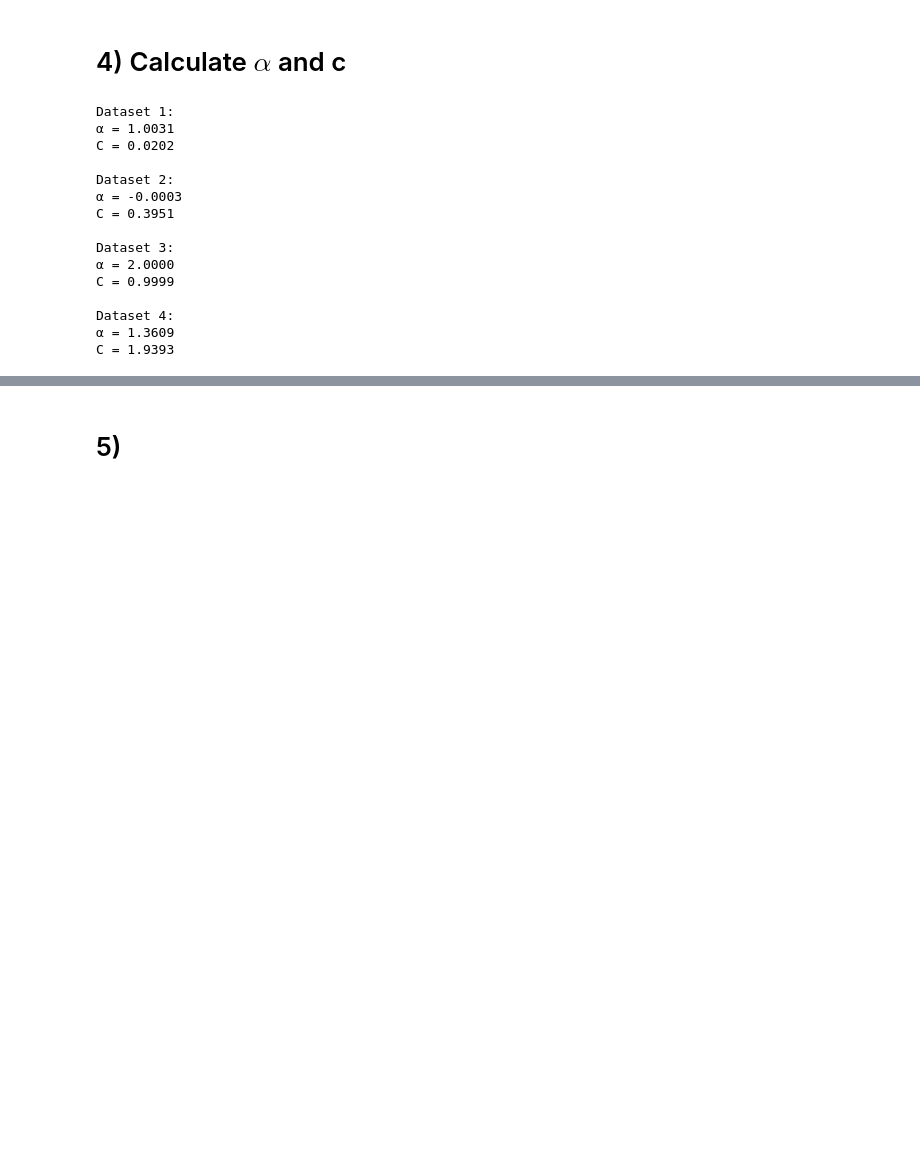
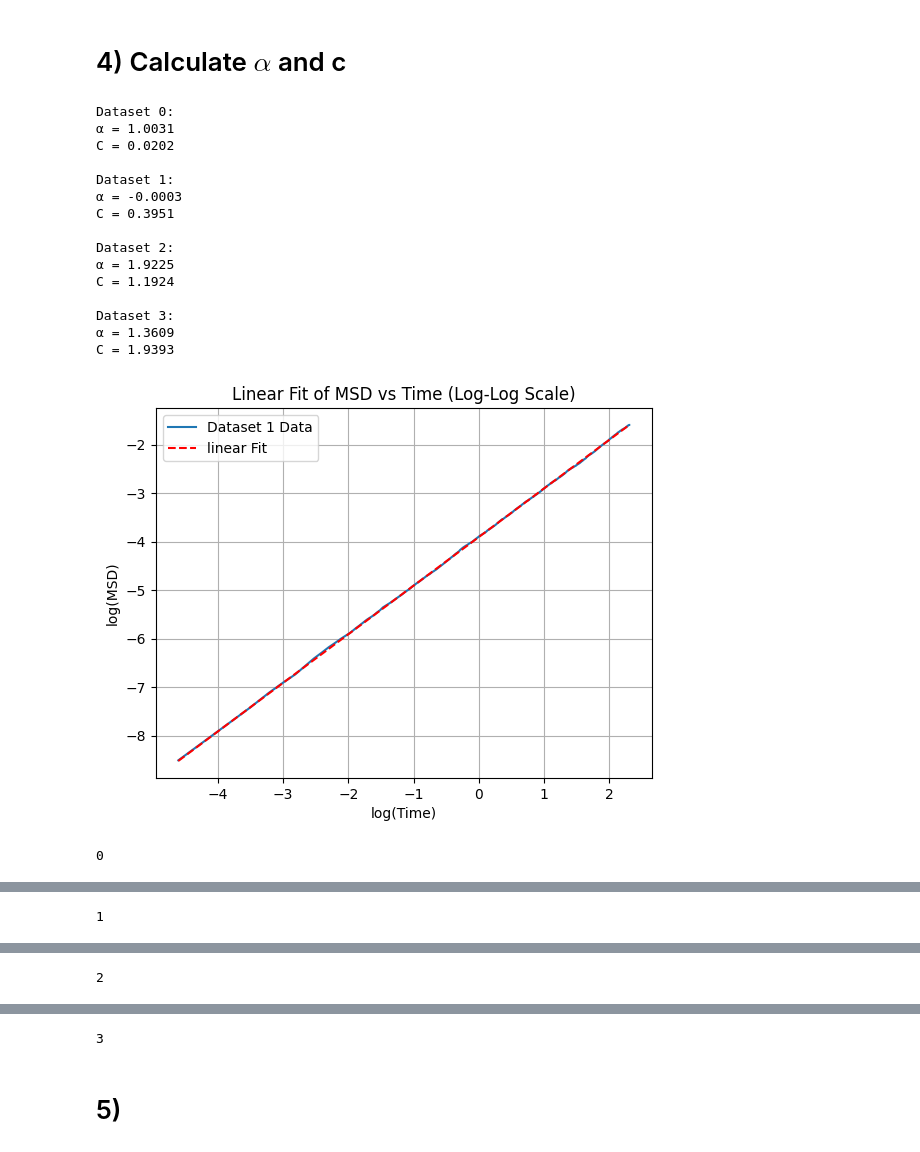
Before and after one commit to arsanjeevk/Computational_Methods, a Jupyter notebook: Assignment-10(Brownian Motion)/brownian_motion.ipynb, the cells around one changed output, grey strips where cells are left out. Cells and saved outputs as stored; diff of their text form; code cells hidden in the pictures; blank space fills up the shorter version.

```diff
--- a/Assignment-10(Brownian Motion)/brownian_motion.ipynb
+++ b/Assignment-10(Brownian Motion)/brownian_motion.ipynb
@@ -136,5 +136,6 @@ msd_values4, time_diff4 = mean_square_displacement(base_path_4, [0, fs4], N4, "D
 # 4) Calculate $\alpha$ and c
 # %%
 def linear_fit(t, m, c):
-    return m*t + c
+    fit_line = m*t + c
+    return fit_line
 
@@ -142,32 +143,52 @@ def linear_fit(t, m, c):
 popt1, _ = curve_fit(linear_fit, np.log(time_diff1), np.log(msd_values1))
 popt2, _ = curve_fit(linear_fit, np.log(time_diff2), np.log(msd_values2))
 popt3, _ = curve_fit(linear_fit, np.log(time_diff3), np.log(msd_values3))
 popt4, _ = curve_fit(linear_fit, np.log(time_diff4), np.log(msd_values4))
 
+
+
 #extract parameters
 params = [popt1, popt2, popt3, popt4]
 
-for i, (m, c) in enumerate(params, start=1):
+t = [np.log(time_diff1), np.log(time_diff2), np.log(time_diff3), np.log(time_diff4)]
+msd = [np.log(msd_values1), np.log(msd_values2), np.log(msd_values3), np.log(msd_values4)]
+
+for i, (m, c) in enumerate(params, start=0):
     alpha = m
     C = np.exp(c)
 
     print(f"Dataset {i}:")
     print(f"\u03B1 = {alpha:.4f}")
     print(f"C = {C:.4f}")
     print()
+
+for i in range(4):
+    plt.plot(t[i], msd[i], label=f"Dataset {i+1} Data")
+    plt.plot(t[i], linear_fit(t[i], params[i][0], params[i][1]),
+             '--', label=f"linear Fit", color='red')
+
+    plt.title("Linear Fit of MSD vs Time (Log-Log Scale)")
+    plt.xlabel("log(Time)")
+    plt.ylabel("log(MSD)")
+    plt.legend()
+    plt.grid(True, which="both")
+    plt.show()
+    print(i)
 # %% [output]
-Dataset 1:
+Dataset 0:
 α = 1.0031
 C = 0.0202
 
-Dataset 2:
+Dataset 1:
 α = -0.0003
 C = 0.3951
 
+Dataset 2:
+α = 1.9225
+C = 1.1924
+
 Dataset 3:
-α = 2.0000
-C = 0.9999
-
-Dataset 4:
 α = 1.3609
 C = 1.9393
+[figure, added]
+0
@@ -173,0 +196 @@ C = 1.9393
+1
@@ -173,0 +198 @@ C = 1.9393
+2
@@ -174,3 +200,4 @@ C = 1.9393
+3
 # %% [markdown]
 # 5)
 # %%
```
Also changed, not shown: parts of 5 cells of this notebook.
